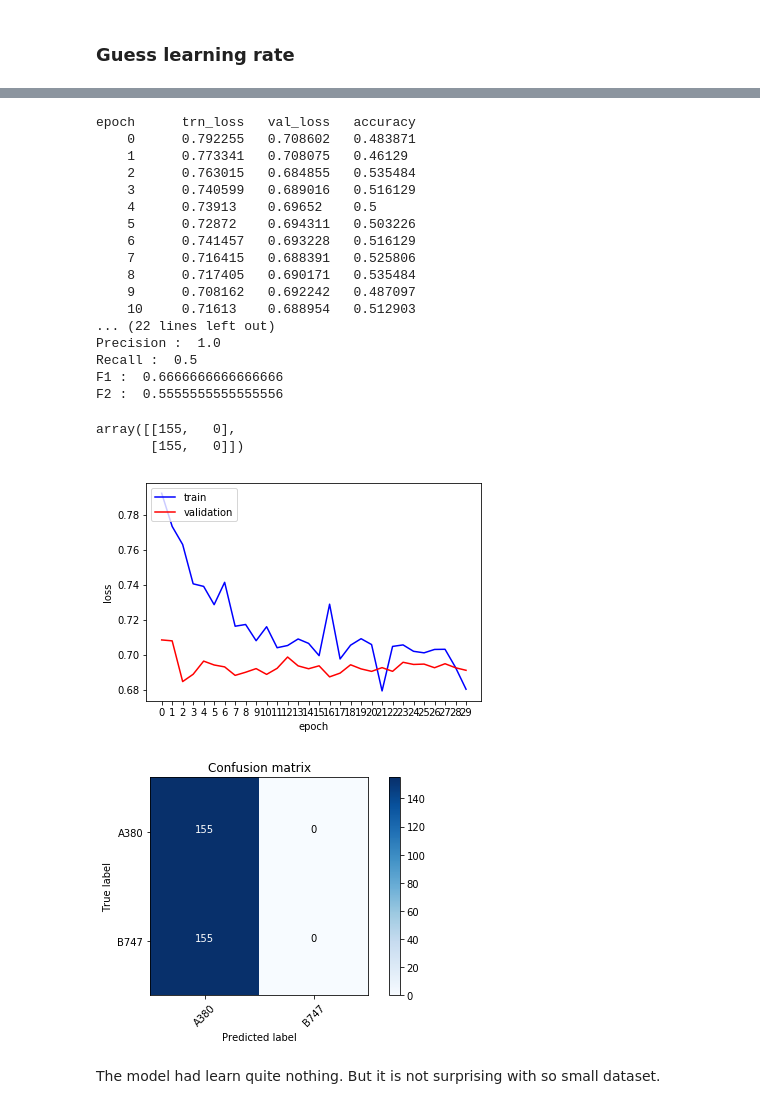
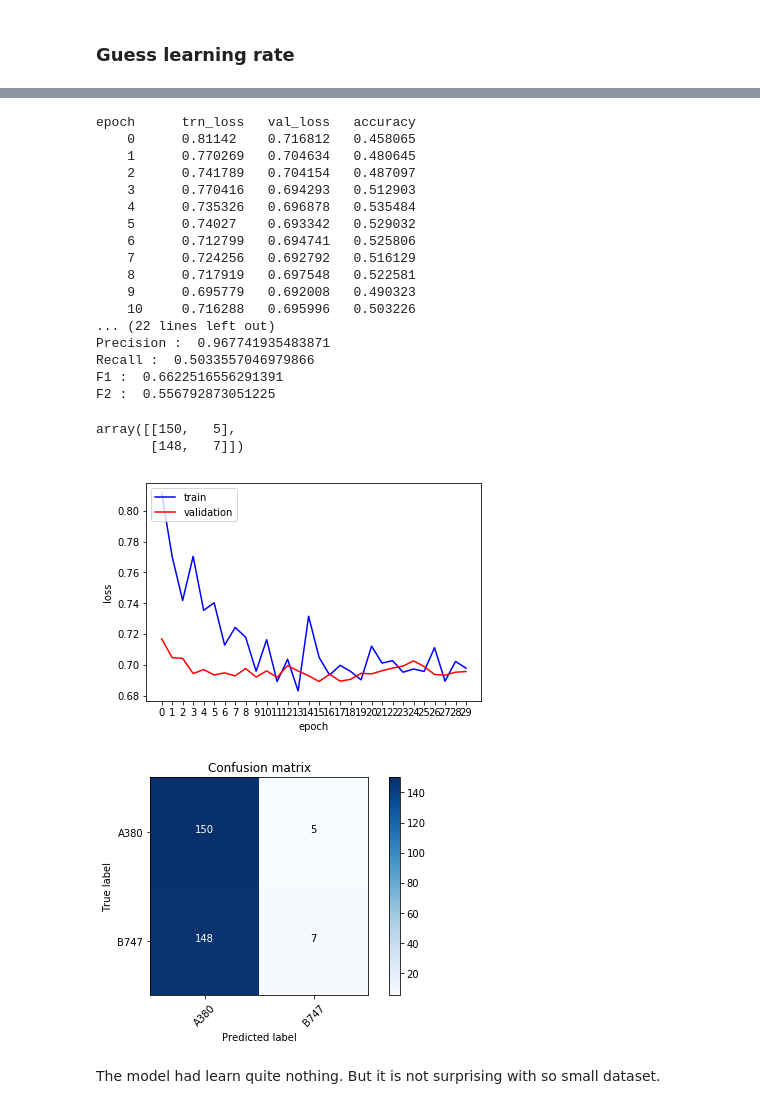
Before and after one commit to benoit-cty/deep_learning_tests, a Jupyter notebook: 01-Binary_Classification_747_vs_A380.ipynb, the cells around one changed output, grey strips where cells are left out. Cells and saved outputs as stored; diff of their text form; code cells hidden in the pictures.

```diff
--- a/01-Binary_Classification_747_vs_A380.ipynb
+++ b/01-Binary_Classification_747_vs_A380.ipynb
@@ -195,42 +197,45 @@ learn.sched.plot()
 # %%
+#F2 :  0.58 for lr=1e-2, image_size=128, batch_size=150, epoch=30 # val_loss begin at 4.4 and acc stay at 0.50
 #F2 :  0.02 for lr=1e-3, image_size=128, batch_size=256, epoch=30 # very erratic graph
 #F2 :  0.55 for lr=1e-4, image_size=128, batch_size=256, epoch=30
 #F2 :  0.11 for lr=1e-5, image_size=128, batch_size=256, epoch=30
+#F2 :  0.55 for lr=1e-4, image_size=128, batch_size=128, epoch=30
+#F2 :  0.49 (56.12 %) for lr=1e-4, image_size=128, batch_size=64
 
 
 lr=1e-4
 image_size=128
-batch_size=128
+batch_size=64
 epoch=30
 data = ImageClassifierData.from_paths(PATH, tfms=tfms_from_model(arch, image_size), bs=batch_size, num_workers=num_cpus())
 vals_s2s, global_results = learn.fit(lr, n_cycle=epoch, get_ep_vals=True)
 learn = ConvLearner.pretrained(arch, data, precompute=False, ps=0.5, pretrained=False)
 print("After ", str(len(global_results)), " epochs, the accuracy is ", str(vals_s2s[1]*100)[:5], "%" )
 plot_ep_vals(global_results)
 plot_the_confusion_matrix()
 # %% [output]
 [interactive output not drawn]
 epoch      trn_loss   val_loss   accuracy
-    0      0.792255   0.708602   0.483871
-    1      0.773341   0.708075   0.46129
-    2      0.763015   0.684855   0.535484
-    3      0.740599   0.689016   0.516129
-    4      0.73913    0.69652    0.5
-    5      0.72872    0.694311   0.503226
-    6      0.741457   0.693228   0.516129
-    7      0.716415   0.688391   0.525806
-    8      0.717405   0.690171   0.535484
-    9      0.708162   0.692242   0.487097
-    10     0.71613    0.688954   0.512903
+    0      0.81142    0.716812   0.458065
+    1      0.770269   0.704634   0.480645
+    2      0.741789   0.704154   0.487097
+    3      0.770416   0.694293   0.512903
+    4      0.735326   0.696878   0.535484
+    5      0.74027    0.693342   0.529032
+    6      0.712799   0.694741   0.525806
+    7      0.724256   0.692792   0.516129
+    8      0.717919   0.697548   0.522581
+    9      0.695779   0.692008   0.490323
+    10     0.716288   0.695996   0.503226
 ... (22 lines left out)
-Precision :  1.0
-Recall :  0.5
-F1 :  0.6666666666666666
-F2 :  0.5555555555555556
+Precision :  0.967741935483871
+Recall :  0.5033557046979866
+F1 :  0.6622516556291391
+F2 :  0.556792873051225
-array([[155,   0],
-       [155,   0]])
+array([[150,   5],
+       [148,   7]])
-[figure, old version]
+[figure, new version]
-[figure, old version]
+[figure, new version]
 # %%
 #learn.sched.plot_loss()
 # %% [markdown]
```
Also changed, not shown: parts of 33 cells of this notebook, 1 other file.
